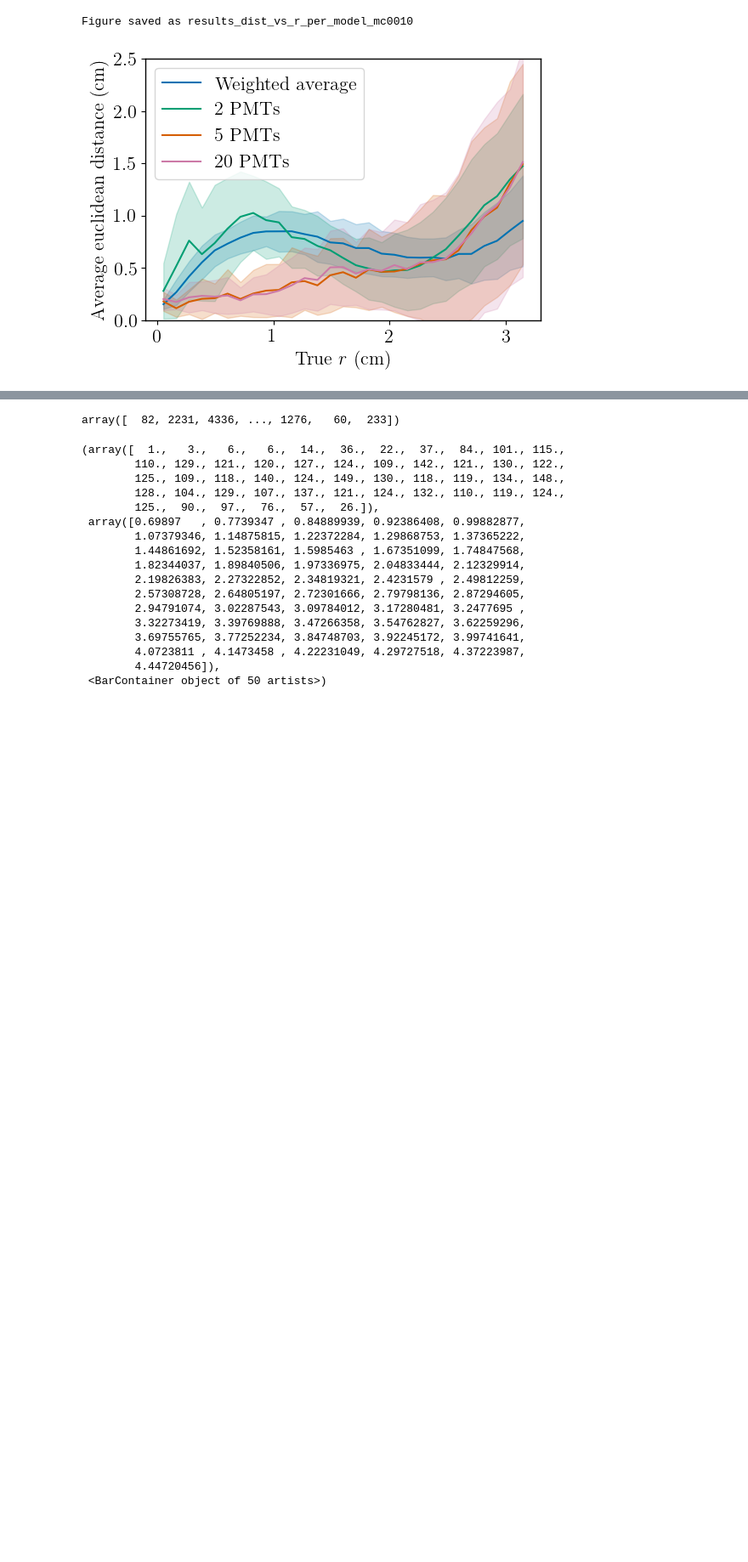
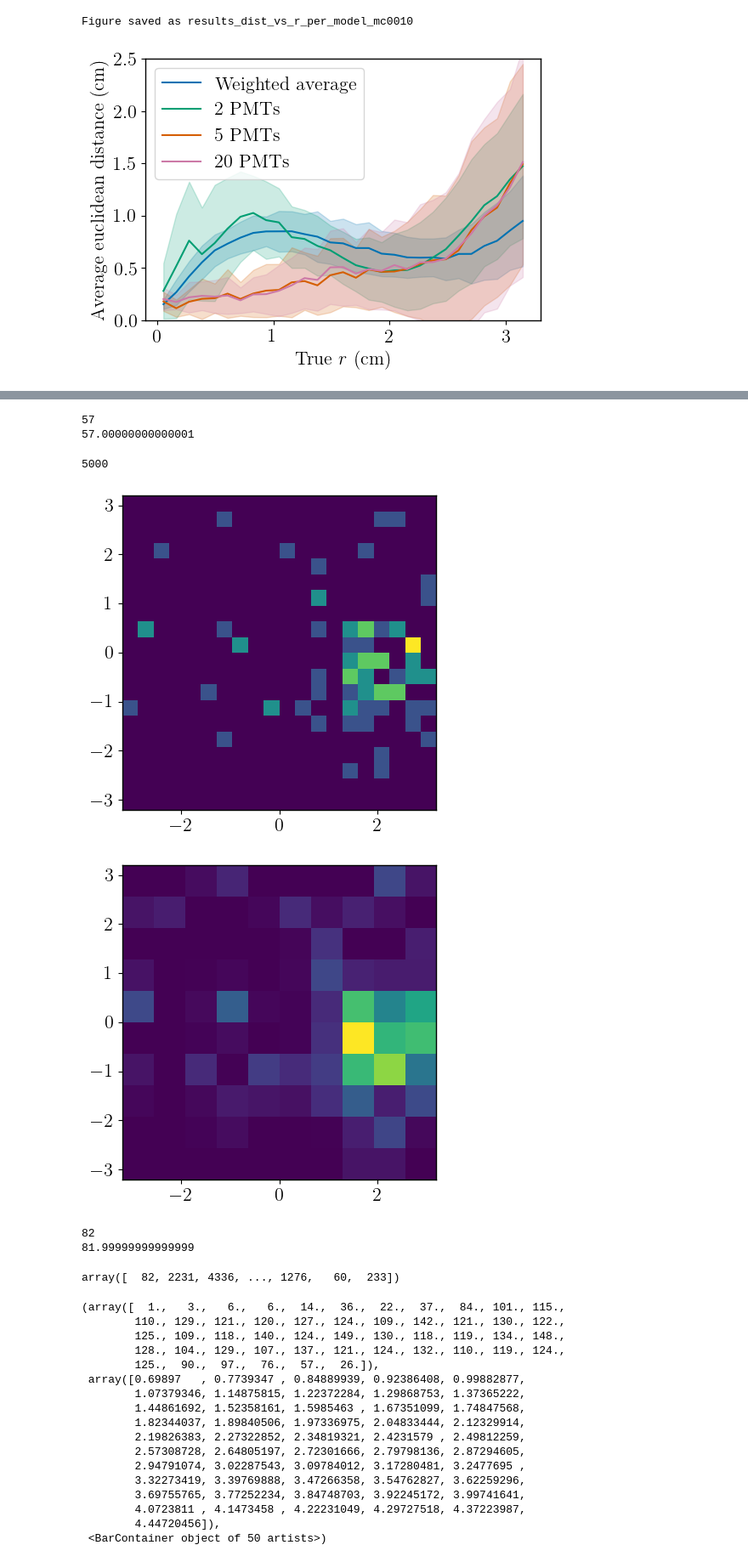
Before and after one commit to acolijn/OptoSim, a Jupyter notebook: notebook/results/Results.ipynb, the cells around one changed output, grey strips where cells are left out. Shown at 85% size. Cells and saved outputs as stored; diff of their text form; code cells hidden in the pictures; blank space fills up the shorter version.

```diff
--- a/notebook/results/Results.ipynb
+++ b/notebook/results/Results.ipynb
@@ -1155,3 +1586,34 @@ plt.show()
+# %%
+# print the sum of values for the original heatmap and the rebinned one
+print(np.sum(true_heat))
+print(np.sum(rebin))
+# %% [output]
+57
+57.00000000000001
+# %%
+len(y_test)
+# %% [output]
+5000
+# %%
+rebinned_heatmaps = rebin_heatmaps(y_test, 10)
+# %%
+xxx = 0
+
+
+
+plt.imshow(y_test[xxx], interpolation="nearest", origin="lower", extent=[-r, r, -r, r])
+plt.show()
+plt.imshow(rebinned_heatmaps[xxx], interpolation="nearest", origin="lower", extent=[-r, r, -r, r])
+plt.show()
+
+# print the sum of the values for the original heatmap and the rebinned one
+print(np.sum(y_test[xxx]))
+print(np.sum(rebinned_heatmaps[xxx]))
+# %% [output]
+[figure, added]
+[figure, added]
+82
+81.99999999999999
 # %%
 # I want to plot the distribution of the number of hits per every event in the true data
 
```
Also changed, not shown: parts of 15 cells of this notebook.
